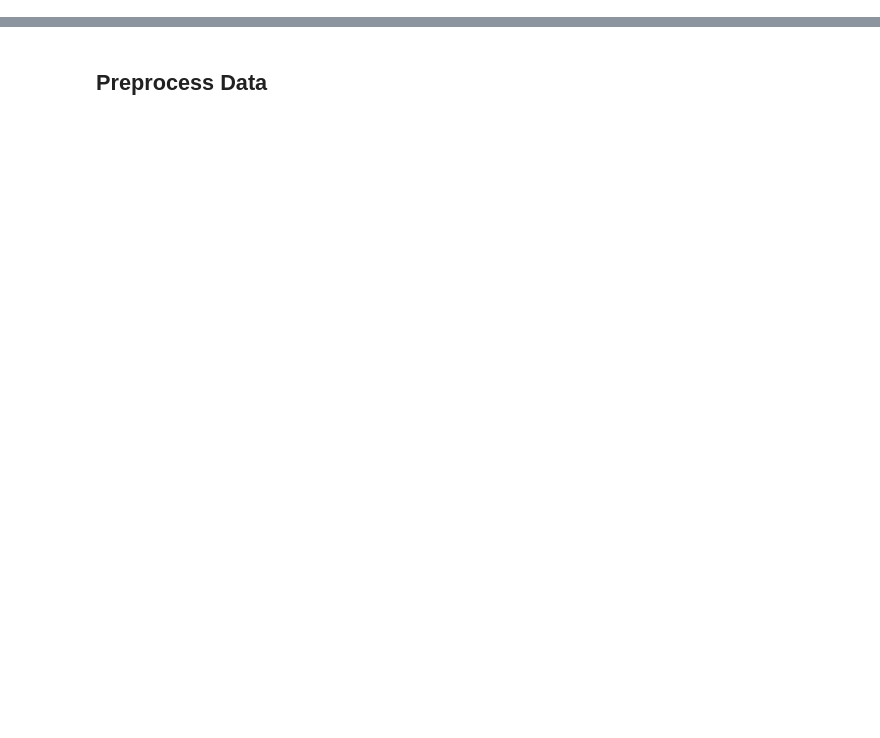
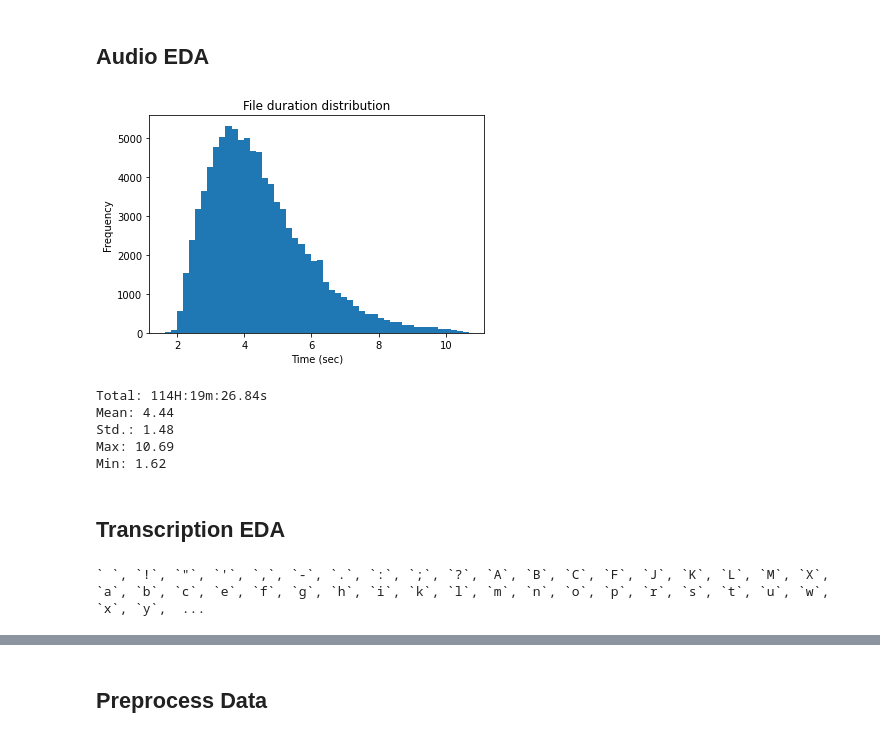
Before and after one commit to ekapolc/Thai_commonvoice_split, a Jupyter notebook: clean_common_voice.ipynb, the cells around one changed output, grey strips where cells are left out. Saved outputs shown, nothing was run; the diff lists cells and outputs as text; code cells hidden in the pictures; blank space fills up the shorter version.

```diff
--- a/clean_common_voice.ipynb
+++ b/clean_common_voice.ipynb
@@ -121,3 +139,29 @@ skip_sentence: Dict[str, str] = {
 skip_rules: List[str] = [
     r"[a-zA-Z]",
 ]
+# %% [markdown]
+## Audio EDA
+# %%
+audios: List[str] = data["path"].map(lambda path: get_full_path(cv_root=cv_root, path=path)).tolist()
+audios_len: List[float] = [get_audio_len(f) for f in tqdm(audios)]
+# %%
+plt.hist(audios_len, bins=50)
+plt.xlabel("Time (sec)")
+plt.ylabel("Frequency")
+plt.title("File duration distribution")
+plt.show()
+
+print(f"Total: {sec_to_hour(np.sum(audios_len))}")
+print(f"Mean: {np.mean(audios_len):.2f}")
+print(f"Std.: {np.std(audios_len):.2f}")
+print(f"Max: {np.max(audios_len):.2f}")
+print(f"Min: {np.min(audios_len):.2f}")
+# %% [output]
+[figure, added]
+Total: 114H:19m:26.84s
+Mean: 4.44
+Std.: 1.48
+Max: 10.69
+Min: 1.62
+# %% [markdown]
+## Transcription EDA
@@ -123,0 +173,4 @@ skip_rules: List[str] = [
+# %%
+_ = [print(f"`{c}`, ", end="") for c in get_char([x[-1] for x in texts])]
+# %% [output]
+` `, `!`, `"`, `'`, `,`, `-`, `.`, `:`, `;`, `?`, `A`, `B`, `C`, `F`, `J`, `K`, `L`, `M`, `X`, `a`, `b`, `c`, `e`, `f`, `g`, `h`, `i`, `k`, `l`, `m`, `n`, `o`, `p`, `r`, `s`, `t`, `u`, `w`, `x`, `y`,  ...
```
Also changed, not shown: parts of 34 cells of this notebook, 2 other files.
